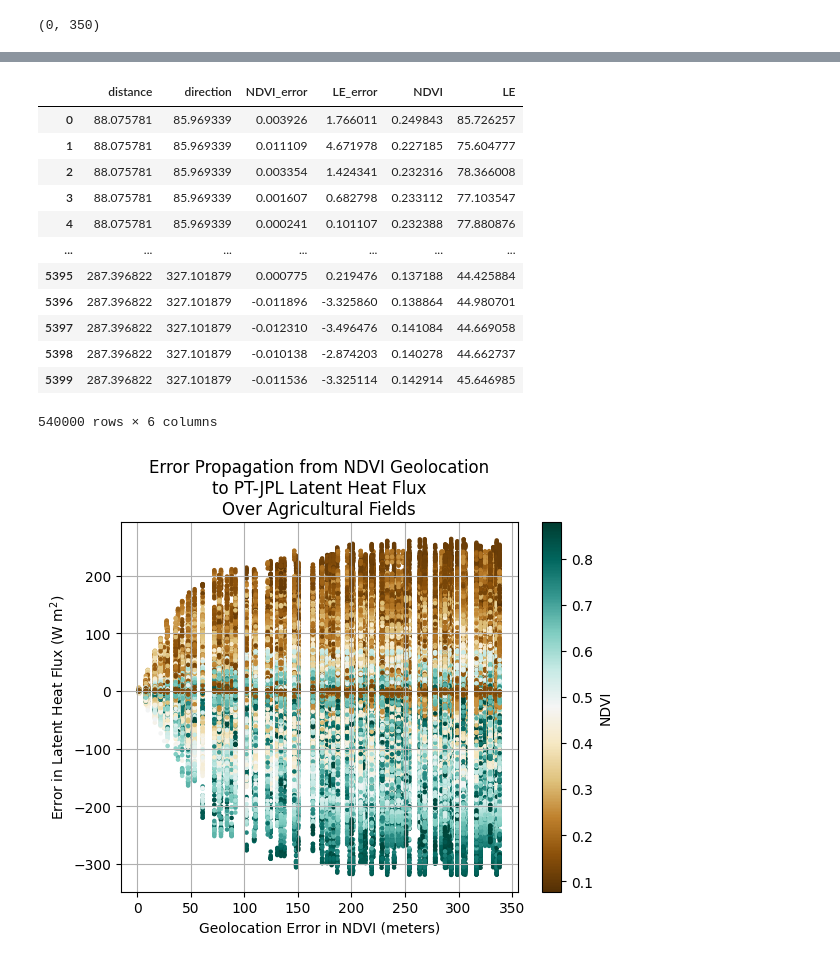
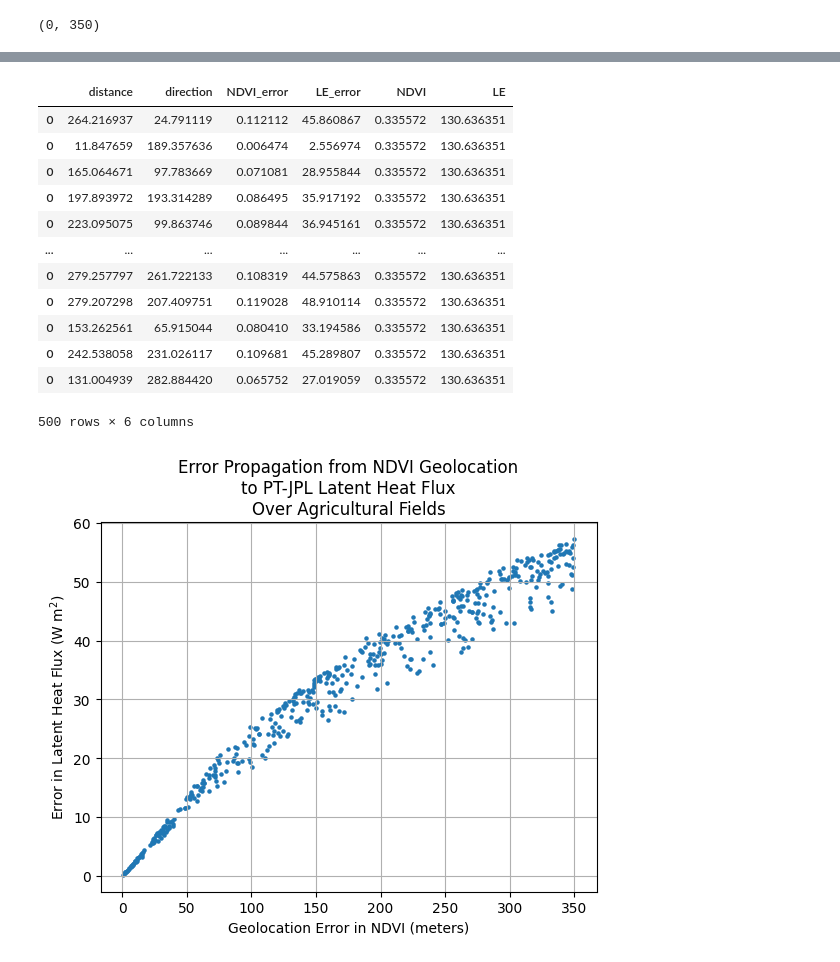
Before and after one commit to JPL-Evapotranspiration-Algorithms/PT-JPL, a Jupyter notebook: Geolocation Sensitivity.ipynb, the cells around one changed output, grey strips where cells are left out. Cells and saved outputs as stored; diff of their text form; code cells hidden in the pictures.

Commit message:
geolocation error propagation

```diff
--- a/Geolocation Sensitivity.ipynb
+++ b/Geolocation Sensitivity.ipynb
@@ -246,7 +248,7 @@ LE_error
 # %% [output]
 [figure]
 # %%
-n=100
+n=500
 # %%
 directions = np.random.uniform(0, 360, n)
 directions
@@ -324,40 +326,48 @@ for distance, direction in zip(distances, directions):
     shifted_LE = shifted_results["LE"]
     LE_error = shifted_LE - LE
 
+    # df = pd.concat([df, pd.DataFrame({
+    #     "distance": distance,
+    #     "direction": direction,
+    #     "NDVI_error": NDVI_error.flatten(),
+    #     "LE_error": LE_error.flatten(),
+    #     "NDVI": NDVI.flatten(),
+    #     "LE": LE.flatten()
+    # })])
+
     df = pd.concat([df, pd.DataFrame({
-        "distance": distance,
-        "direction": direction,
-        "NDVI_error": NDVI_error.flatten(),
-        "LE_error": LE_error.flatten(),
-        "NDVI": NDVI.flatten(),
-        "LE": LE.flatten()
+        "distance": [distance],
+        "direction": [direction],
+        "NDVI_error": [np.nanmean(np.abs(NDVI_error))],
+        "LE_error": [np.nanmean(np.abs(LE_error))],
+        "NDVI": [np.nanmean(NDVI)],
+        "LE": [np.nanmean(LE)]
     })])
 
 df
 # %% [output]
 |  | distance | direction | NDVI_error | LE_error | NDVI | LE |
-| 0 | 88.075781 | 85.969339 | 0.003926 | 1.766011 | 0.249843 | 85.726257 |
-| 1 | 88.075781 | 85.969339 | 0.011109 | 4.671978 | 0.227185 | 75.604777 |
-| 2 | 88.075781 | 85.969339 | 0.003354 | 1.424341 | 0.232316 | 78.366008 |
-| 3 | 88.075781 | 85.969339 | 0.001607 | 0.682798 | 0.233112 | 77.103547 |
-| 4 | 88.075781 | 85.969339 | 0.000241 | 0.101107 | 0.232388 | 77.880876 |
+| 0 | 264.216937 | 24.791119 | 0.112112 | 45.860867 | 0.335572 | 130.636351 |
+| 0 | 11.847659 | 189.357636 | 0.006474 | 2.556974 | 0.335572 | 130.636351 |
+| 0 | 165.064671 | 97.783669 | 0.071081 | 28.955844 | 0.335572 | 130.636351 |
+| 0 | 197.893972 | 193.314289 | 0.086495 | 35.917192 | 0.335572 | 130.636351 |
+| 0 | 223.095075 | 99.863746 | 0.089844 | 36.945161 | 0.335572 | 130.636351 |
 | ... | ... | ... | ... | ... | ... | ... |
-| 5395 | 287.396822 | 327.101879 | 0.000775 | 0.219476 | 0.137188 | 44.425884 |
-| 5396 | 287.396822 | 327.101879 | -0.011896 | -3.325860 | 0.138864 | 44.980701 |
-| 5397 | 287.396822 | 327.101879 | -0.012310 | -3.496476 | 0.141084 | 44.669058 |
-| 5398 | 287.396822 | 327.101879 | -0.010138 | -2.874203 | 0.140278 | 44.662737 |
-| 5399 | 287.396822 | 327.101879 | -0.011536 | -3.325114 | 0.142914 | 45.646985 |
+| 0 | 279.257797 | 261.722133 | 0.108319 | 44.575863 | 0.335572 | 130.636351 |
+| 0 | 279.207298 | 207.409751 | 0.119028 | 48.910114 | 0.335572 | 130.636351 |
+| 0 | 153.262561 | 65.915044 | 0.080410 | 33.194586 | 0.335572 | 130.636351 |
+| 0 | 242.538058 | 231.026117 | 0.109681 | 45.289807 | 0.335572 | 130.636351 |
+| 0 | 131.004939 | 282.884420 | 0.065752 | 27.019059 | 0.335572 | 130.636351 |
-540000 rows × 6 columns
+500 rows × 6 columns
 # %%
-plt.scatter(x=df.distance, y=df.LE_error, c=df.NDVI, cmap='BrBG', s=5)
-plt.colorbar(label='NDVI')
+plt.scatter(x=df.distance, y=df.LE_error, s=5)
 plt.xlabel('Geolocation Error in NDVI (meters)')
 plt.ylabel('Error in Latent Heat Flux (W m$^2$)')
 plt.title("Error Propagation from NDVI Geolocation\nto PT-JPL Latent Heat Flux\nOver Agricultural Fields")
 plt.grid(True)
 
 plt.savefig("Error Propagation from NDVI Geolocation to PT-JPL Latent Heat Flux Over Agricultural Fields.png", bbox_inches="tight")
 
 plt.show()
 # %% [output]
-[figure, old version]
+[figure, new version]
```
Also changed, not shown: parts of 7 cells of this notebook, 2 other files.
